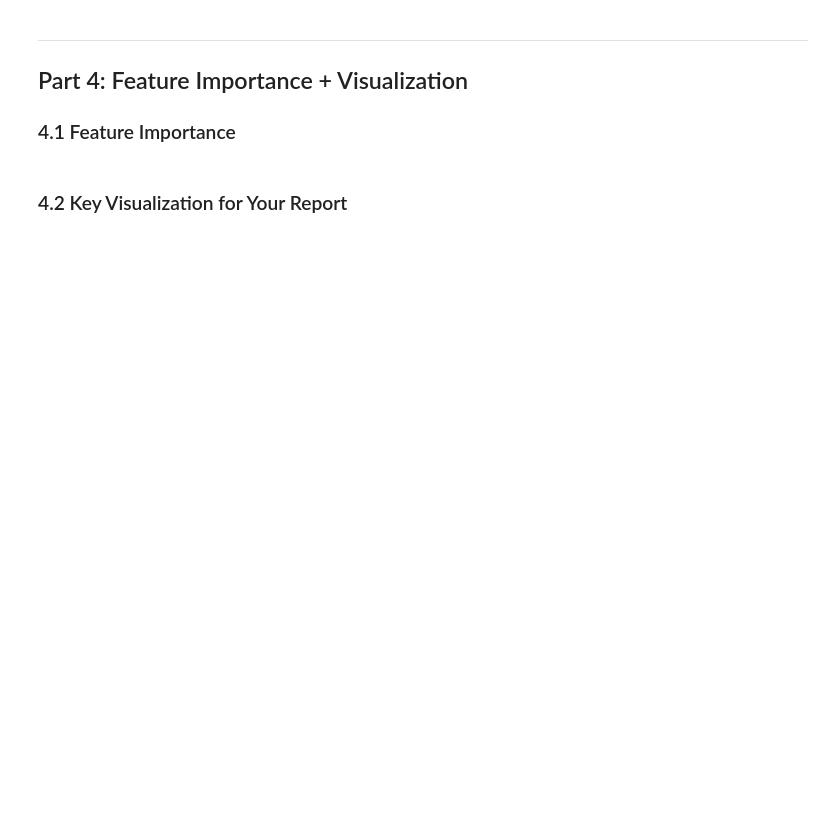
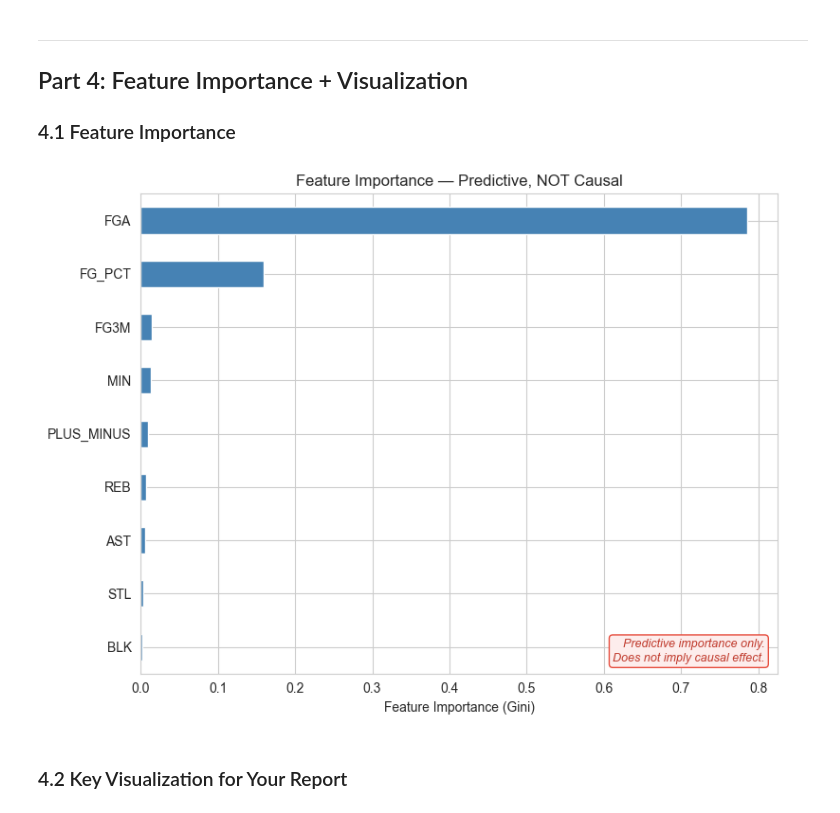
Before and after one commit to moist234/ECON3916-Statistical-Machine-Learning, a Jupyter notebook: Final-Project/Final-Project-Starter.ipynb, the cells around one changed output. Drawn from its saved outputs; the diff is of its cells as text; code cells hidden in the pictures; blank space fills up the shorter version.

Commit message:
Add Streamlit app and model

```diff
--- a/Final-Project/Final-Project-Starter.ipynb
+++ b/Final-Project/Final-Project-Starter.ipynb
@@ -353,28 +364,28 @@ R2:   0.8936
 # %%
 # ============================================================
 # 4.1 Feature importance (Ch 19)
 # ============================================================
 
-# # For tree-based models:
-# importances = pd.Series(
-#     model_2.feature_importances_, index=X.columns
-# ).sort_values(ascending=True)
-#
-# fig, ax = plt.subplots(figsize=(8, 6))
-# importances.plot(kind='barh', ax=ax, color='steelblue')
-# ax.set_xlabel('Feature Importance (Gini)')
-# ax.set_title('Feature Importance — Predictive, NOT Causal')
-#
-# # CRITICAL: Add the caveat banner
-# ax.text(
-#     0.98, 0.02,
-#     'Predictive importance only.\nDoes not imply causal effect.',
-#     transform=ax.transAxes, fontsize=9, ha='right', va='bottom',
-#     style='italic', color='#c0392b',
-#     bbox=dict(boxstyle='round,pad=0.3', facecolor='#fdedec', edgecolor='#e74c3c')
-# )
-#
-# plt.tight_layout()
-# plt.show()
+importances = pd.Series(
+    model_2.feature_importances_, index=X.columns
+).sort_values(ascending=True)
+
+fig, ax = plt.subplots(figsize=(8, 6))
+importances.plot(kind='barh', ax=ax, color='steelblue')
+ax.set_xlabel('Feature Importance (Gini)')
+ax.set_title('Feature Importance — Predictive, NOT Causal')
+
+ax.text(
+    0.98, 0.02,
+    'Predictive importance only.\nDoes not imply causal effect.',
+    transform=ax.transAxes, fontsize=9, ha='right', va='bottom',
+    style='italic', color='#c0392b',
+    bbox=dict(boxstyle='round,pad=0.3', facecolor='#fdedec', edgecolor='#e74c3c')
+)
+
+plt.tight_layout()
+plt.show()
+# %% [output]
+[figure, added]
 # %% [markdown]
 ### 4.2 Key Visualization for Your Report
```
Also changed, not shown: parts of 8 cells of this notebook, 2 other files.
